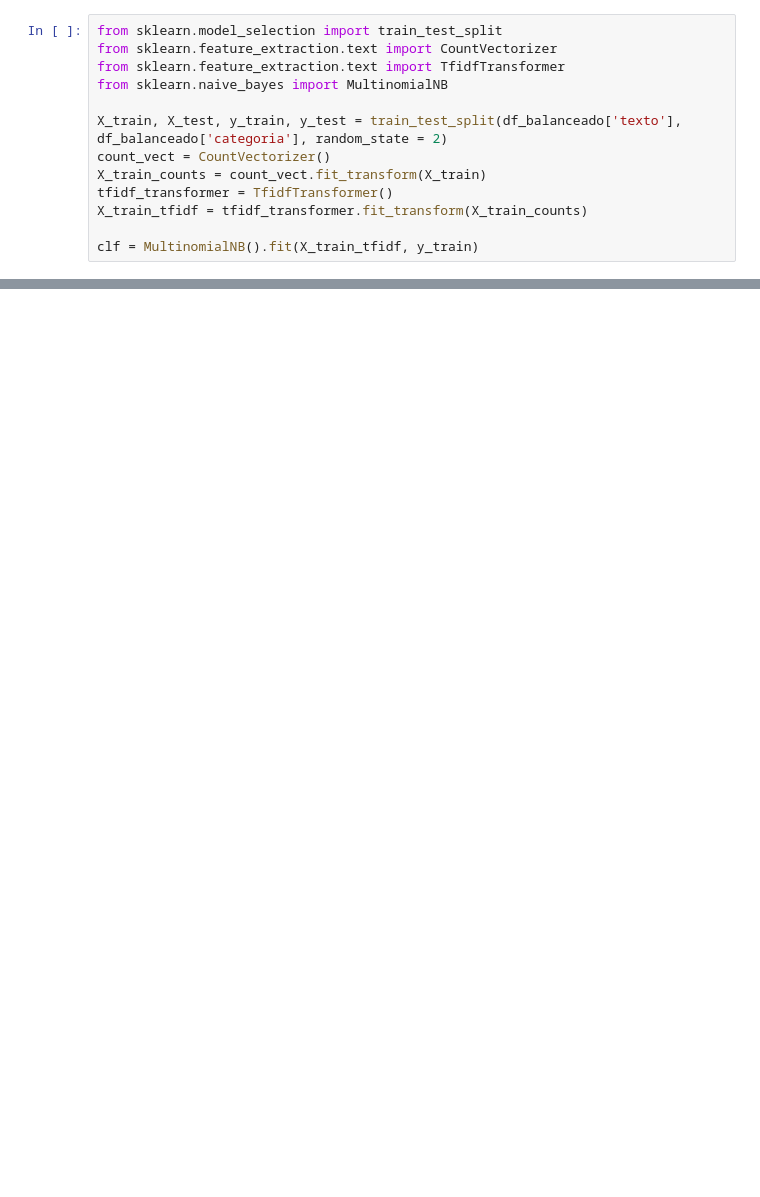
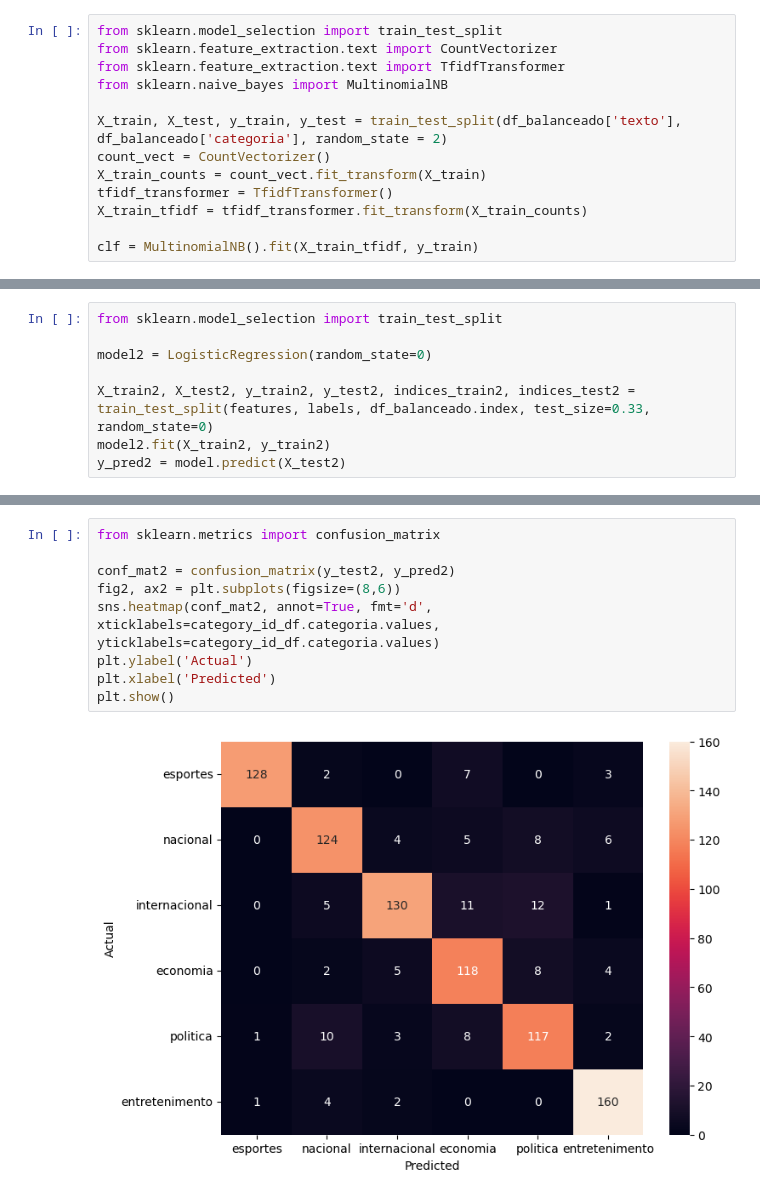
Before and after one commit to BiancaNCoelho/NLP, a Jupyter notebook: T03/Trabalho03.ipynb, the cells around one changed output, grey strips where cells are left out. Drawn from its saved outputs; the diff is of its cells as text; blank space fills up the shorter version.

```diff
--- a/T03/Trabalho03.ipynb
+++ b/T03/Trabalho03.ipynb
@@ -306,0 +338,8 @@ entretenimento       0.92      0.96      0.94       167
+# %%
+from sklearn.model_selection import train_test_split
+
+model2 = LogisticRegression(random_state=0)
+
+X_train2, X_test2, y_train2, y_test2, indices_train2, indices_test2 = train_test_split(features, labels, df_balanceado.index, test_size=0.33, random_state=0)
+model2.fit(X_train2, y_train2)
+y_pred2 = model.predict(X_test2)
@@ -306,0 +362,11 @@ entretenimento       0.92      0.96      0.94       167
+# %%
+from sklearn.metrics import confusion_matrix
+
+conf_mat2 = confusion_matrix(y_test2, y_pred2)
+fig2, ax2 = plt.subplots(figsize=(8,6))
+sns.heatmap(conf_mat2, annot=True, fmt='d', xticklabels=category_id_df.categoria.values, yticklabels=category_id_df.categoria.values)
+plt.ylabel('Actual')
+plt.xlabel('Predicted')
+plt.show()
+# %% [output]
+[figure, added]
```
Also changed, not shown: parts of 39 cells of this notebook.
